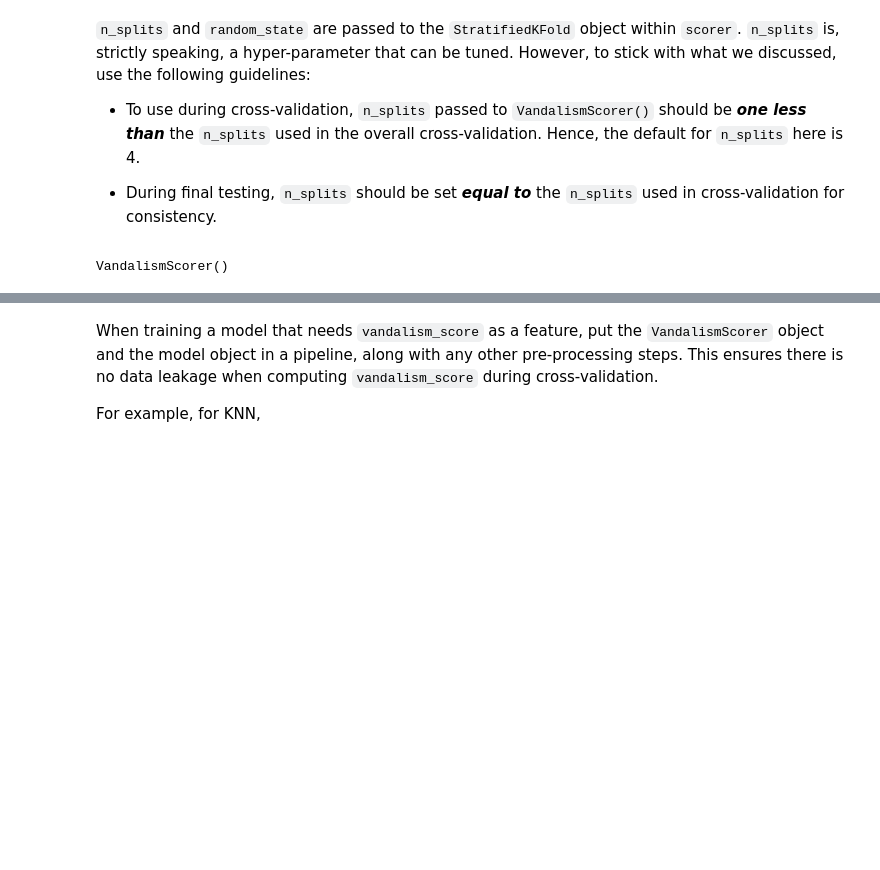
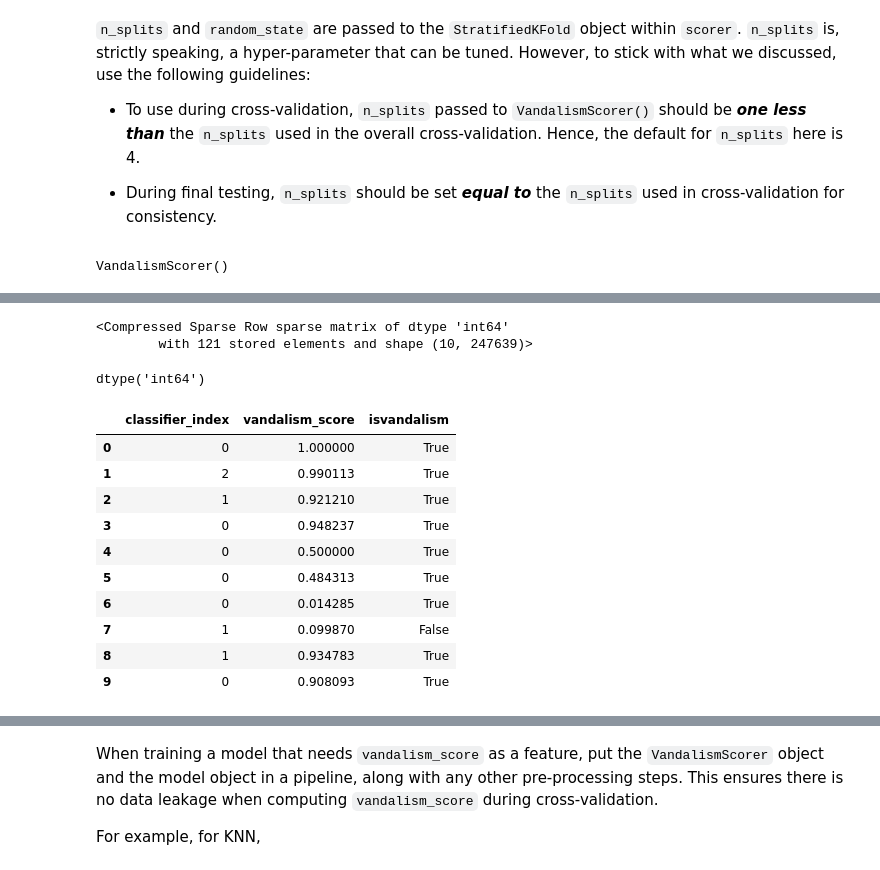
Before and after one commit to Daniel-Milanes/WikiShield, a Jupyter notebook: models/Preprocessing-Steps.ipynb, the cells around one changed output, grey strips where cells are left out. Cells and saved outputs as stored; diff of their text form; code cells hidden in the pictures; blank space fills up the shorter version.

Commit message:
Fixing VandalismScorer fit() and transform() semantics, pending testing.

```diff
--- a/models/Preprocessing-Steps.ipynb
+++ b/models/Preprocessing-Steps.ipynb
@@ -50,3 +50,8 @@ scorer = VandalismScorer(n_splits=4, random_state=42)
 scorer.fit(df, df['isvandalism'])
 # %% [output]
 VandalismScorer()
+# %%
+import numpy as np
+sample = df.sample(n = 10).replace(np.nan, '').reset_index(drop=True)
+sample.reset_index(inplace=True)
+sample['added_lines']
@@ -53,3 +84,32 @@ VandalismScorer()
+# %%
+sample['classifier_index'] = sample[['EditID']].map(lambda x: scorer.EditID_to_classifier_index[x])
+# %%
+sample_features = (scorer.vectorizer_.transform(sample['added_lines']) - scorer.vectorizer_.transform(sample['deleted_lines'])).maximum(0)
+sample_features.eliminate_zeros()
+sample_features
+# %% [output]
+<Compressed Sparse Row sparse matrix of dtype 'int64'
+        with 121 stored elements and shape (10, 247639)>
+# %%
+sample.iloc[0]['index'].dtype
+# %% [output]
+dtype('int64')
+# %%
+sample['vandalism_score'] = sample[['index', 'classifier_index']].apply(lambda x: scorer.nb_classifiers[x['classifier_index']].predict_proba(sample_features[x['index']])[:, scorer.nb_classifiers[x['classifier_index']].classes_].item(), axis=1)
+# %%
+sample[['classifier_index', 'vandalism_score', 'isvandalism']]
+# %% [output]
+|  | classifier_index | vandalism_score | isvandalism |
+| 0 | 0 | 1.000000 | True |
+| 1 | 2 | 0.990113 | True |
+| 2 | 1 | 0.921210 | True |
+| 3 | 0 | 0.948237 | True |
+| 4 | 0 | 0.500000 | True |
+| 5 | 0 | 0.484313 | True |
+| 6 | 0 | 0.014285 | True |
+| 7 | 1 | 0.099870 | False |
+| 8 | 1 | 0.934783 | True |
+| 9 | 0 | 0.908093 | True |
 # %%
 df_transformed = scorer.transform(df)
 # %%
```
Also changed, not shown: parts of 8 cells of this notebook, 1 other file.
